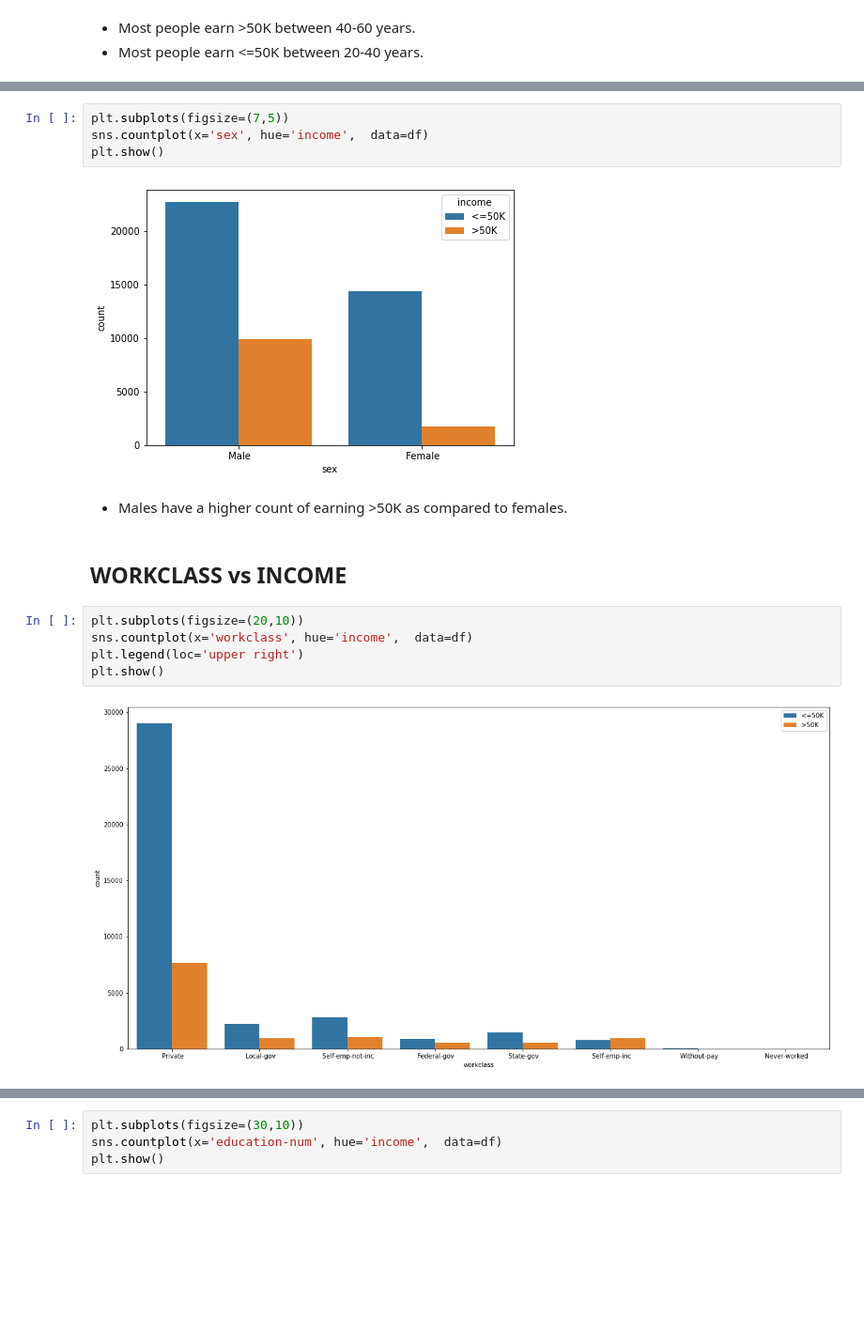
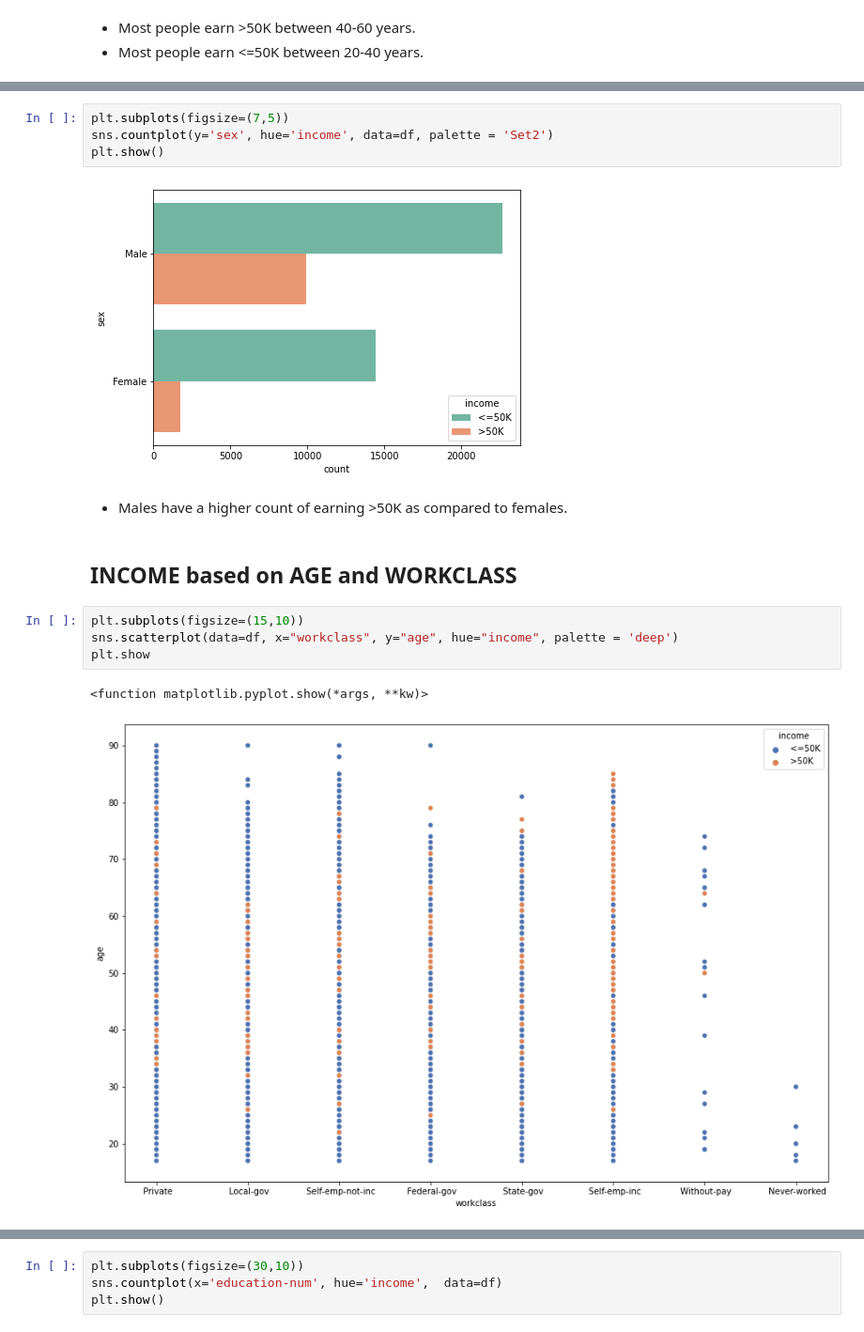
Before and after one commit to adititewari13/Adult-Data_ML, a Jupyter notebook: Adult-Data/income_analysis.ipynb, the cells around one changed output, grey strips where cells are left out. Shown at 94% size. Cells and saved outputs as stored; diff of their text form; blank space fills up the shorter version.

```diff
--- a/Adult-Data/income_analysis.ipynb
+++ b/Adult-Data/income_analysis.ipynb
@@ -258,22 +257,22 @@ plt.show()
 # %%
 plt.subplots(figsize=(7,5))
-sns.countplot(x='sex', hue='income',  data=df)
+sns.countplot(y='sex', hue='income', data=df, palette = 'Set2')
 plt.show()
 # %% [output]
-[figure, old version]
+[figure, new version]
 # %% [markdown]
 
 
 *   Males have a higher count of earning >50K as compared to females.
 # %% [markdown]
-## WORKCLASS vs INCOME
+## INCOME based on AGE and WORKCLASS
 # %%
-plt.subplots(figsize=(20,10))
-sns.countplot(x='workclass', hue='income',  data=df)
-plt.legend(loc='upper right')
-plt.show()
+plt.subplots(figsize=(15,10))
+sns.scatterplot(data=df, x="workclass", y="age", hue="income", palette = 'deep')
+plt.show
 # %% [output]
+<function matplotlib.pyplot.show(*args, **kw)>
-[figure, old version]
+[figure, new version]
 # %% [markdown]
 
 
```
Also changed, not shown: parts of 30 cells of this notebook.
